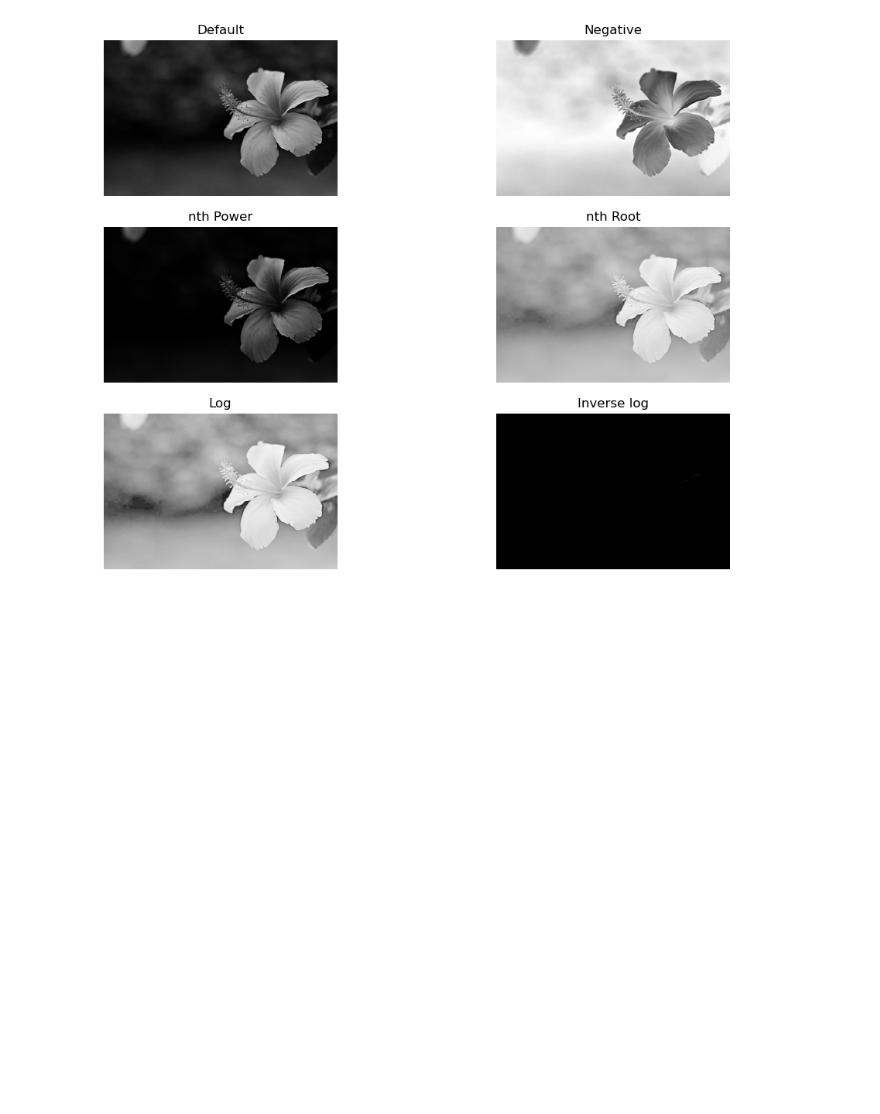
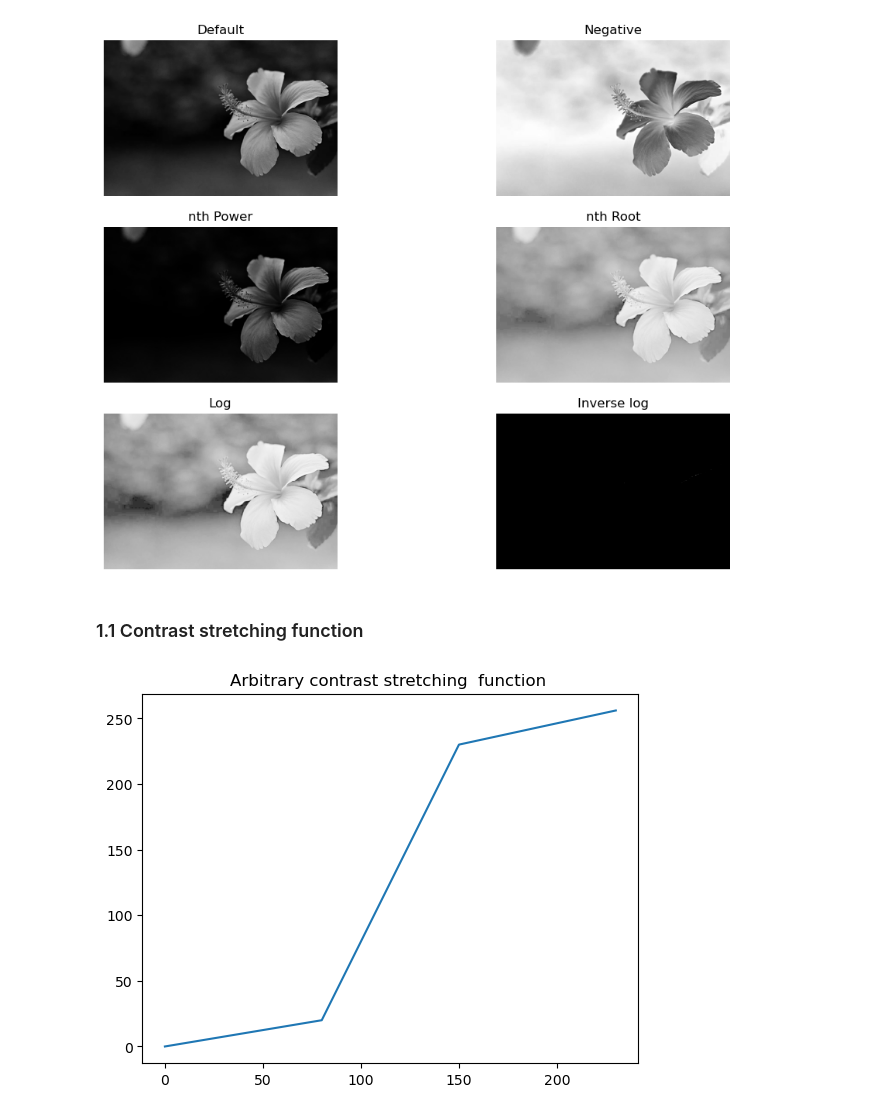
Before and after one commit to otaviofbrito/Digital-Image-Processing, a Jupyter notebook: intensity/negative.ipynb, the cells around one changed output. Saved outputs shown, nothing was run; the diff lists cells and outputs as text; code cells hidden in the pictures; blank space fills up the shorter version.

Commit message:
constrast stretching and thresholding

```diff
--- a/intensity/negative.ipynb
+++ b/intensity/negative.ipynb
@@ -149,3 +151,13 @@ plot.title("Inverse log")
 # %% [output]
 Text(0.5, 1.0, 'Inverse log')
 [figure]
+# %% [markdown]
+### 1.1 Contrast stretching function
+# %%
+xpoints = np.array([0, 80, 150, 230])
+ypoints = np.array([0, 20, 230, 256])
+plot.plot(xpoints, ypoints)
+plot.title("Arbitrary contrast stretching  function ")
+plot.show()
+# %% [output]
+[figure, added]
```
Also changed, not shown: parts of 9 cells of this notebook.
